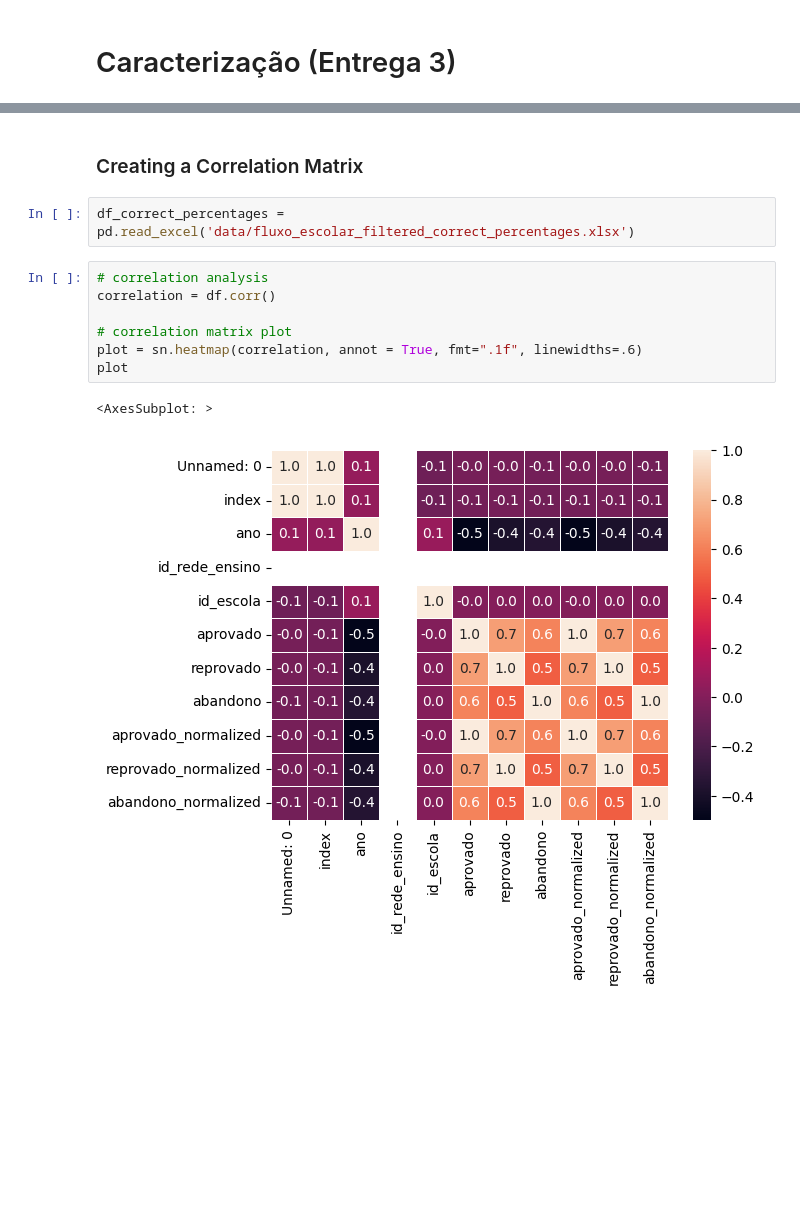
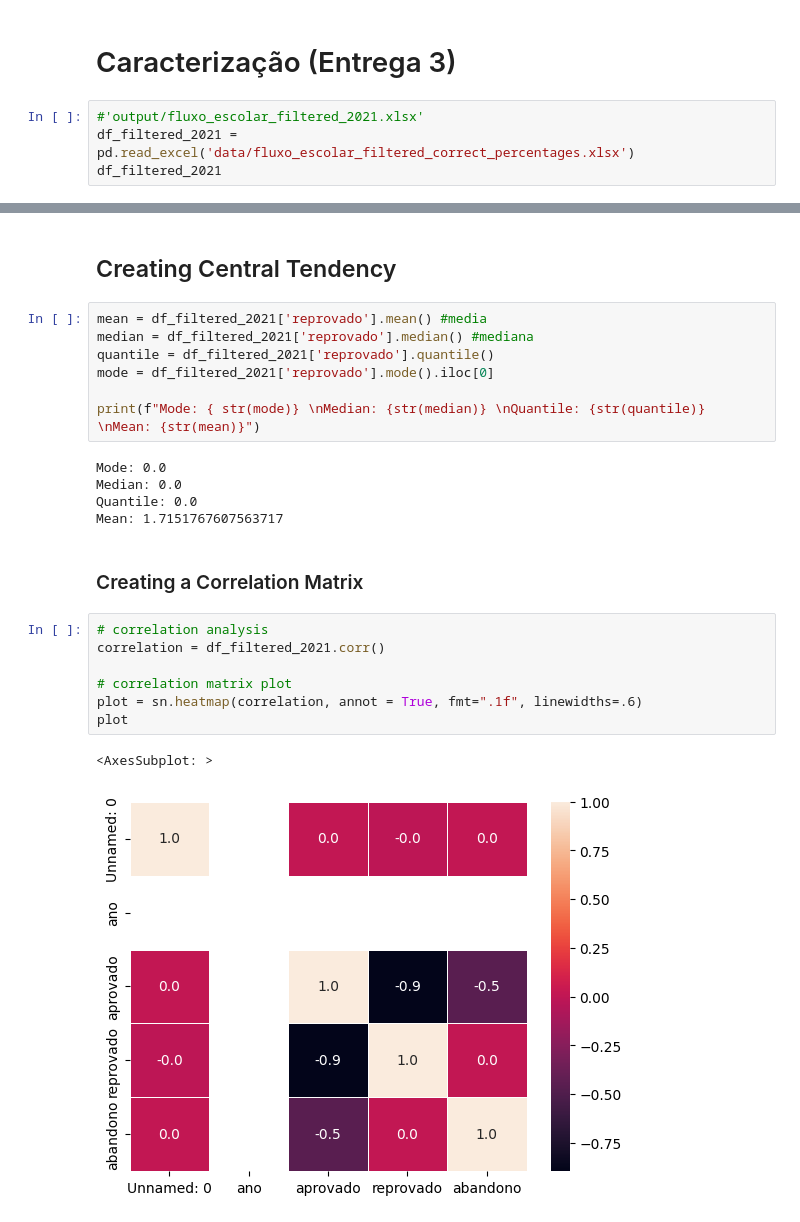
Before and after one commit to maiconspa/student-analysis, a Jupyter notebook: a3_big_data.ipynb, the cells around one changed output, grey strips where cells are left out. Cells and saved outputs as stored; diff of their text form; blank space fills up the shorter version.

```diff
--- a/a3_big_data.ipynb
+++ b/a3_big_data.ipynb
@@ -116,3 +112,7 @@ See the caveats in the documentation: https://pandas.pydata.org/pandas-docs/stab
 df_cleaned.to_excel('output/fluxo_escolar_2021_cleaned.xlsx')
 # %% [markdown]
 # Caracterização (Entrega 3)
+# %%
+#'output/fluxo_escolar_filtered_2021.xlsx'
+df_filtered_2021 = pd.read_excel('data/fluxo_escolar_filtered_correct_percentages.xlsx')
+df_filtered_2021
@@ -119,14 +144,26 @@ df_cleaned.to_excel('output/fluxo_escolar_2021_cleaned.xlsx')
+# %% [markdown]
+## Creating Central Tendency
+# %%
+mean = df_filtered_2021['reprovado'].mean() #media
+median = df_filtered_2021['reprovado'].median() #mediana
+quantile = df_filtered_2021['reprovado'].quantile()
+mode = df_filtered_2021['reprovado'].mode().iloc[0]
+
+print(f"Mode: { str(mode)} \nMedian: {str(median)} \nQuantile: {str(quantile)} \nMean: {str(mean)}")
+# %% [output]
+Mode: 0.0
+Median: 0.0
+Quantile: 0.0
+Mean: 1.7151767607563717
 # %% [markdown]
 ### Creating a Correlation Matrix
-# %%
-df_correct_percentages = pd.read_excel('data/fluxo_escolar_filtered_correct_percentages.xlsx')
 # %%
 # correlation analysis
-correlation = df.corr()
+correlation = df_filtered_2021.corr()
 
 # correlation matrix plot
 plot = sn.heatmap(correlation, annot = True, fmt=".1f", linewidths=.6)
 plot
 # %% [output]
 <AxesSubplot: >
-[figure, old version]
+[figure, new version]
```
Also changed, not shown: parts of 5 cells of this notebook.
